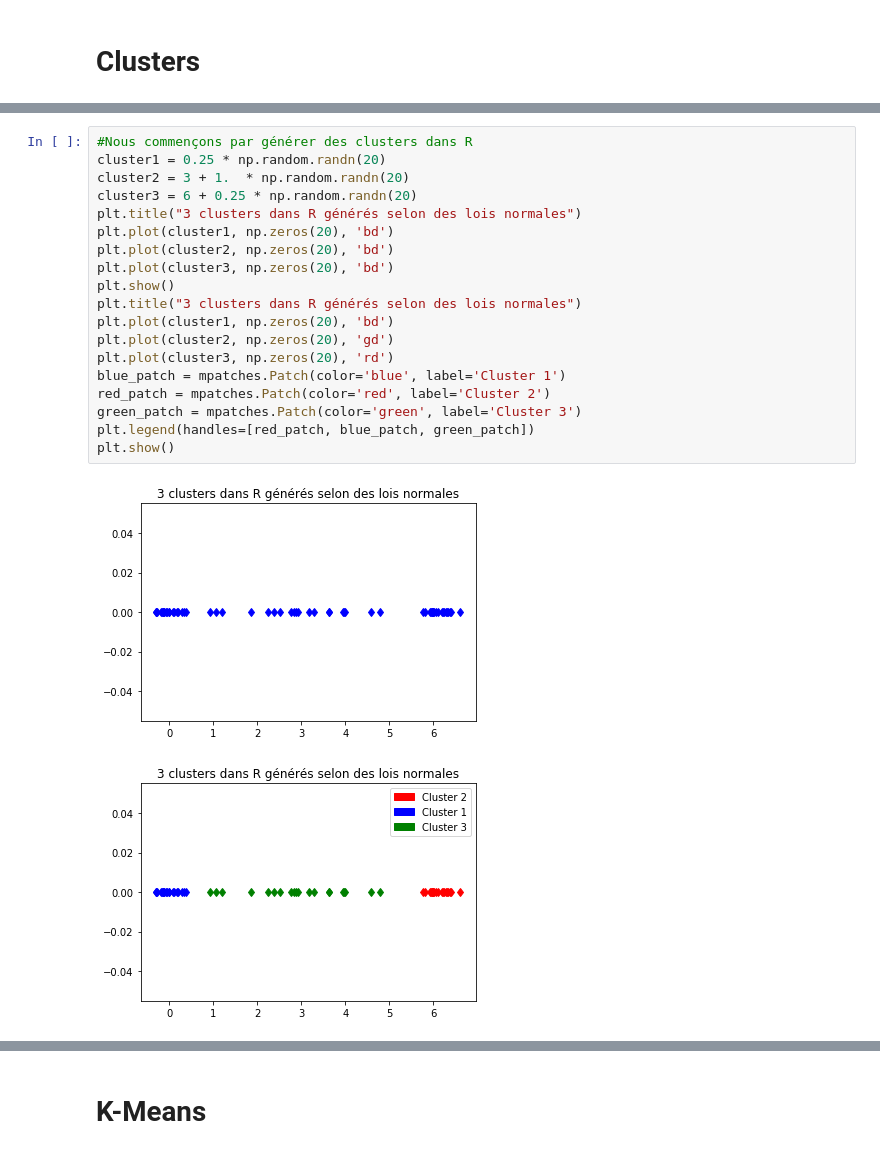
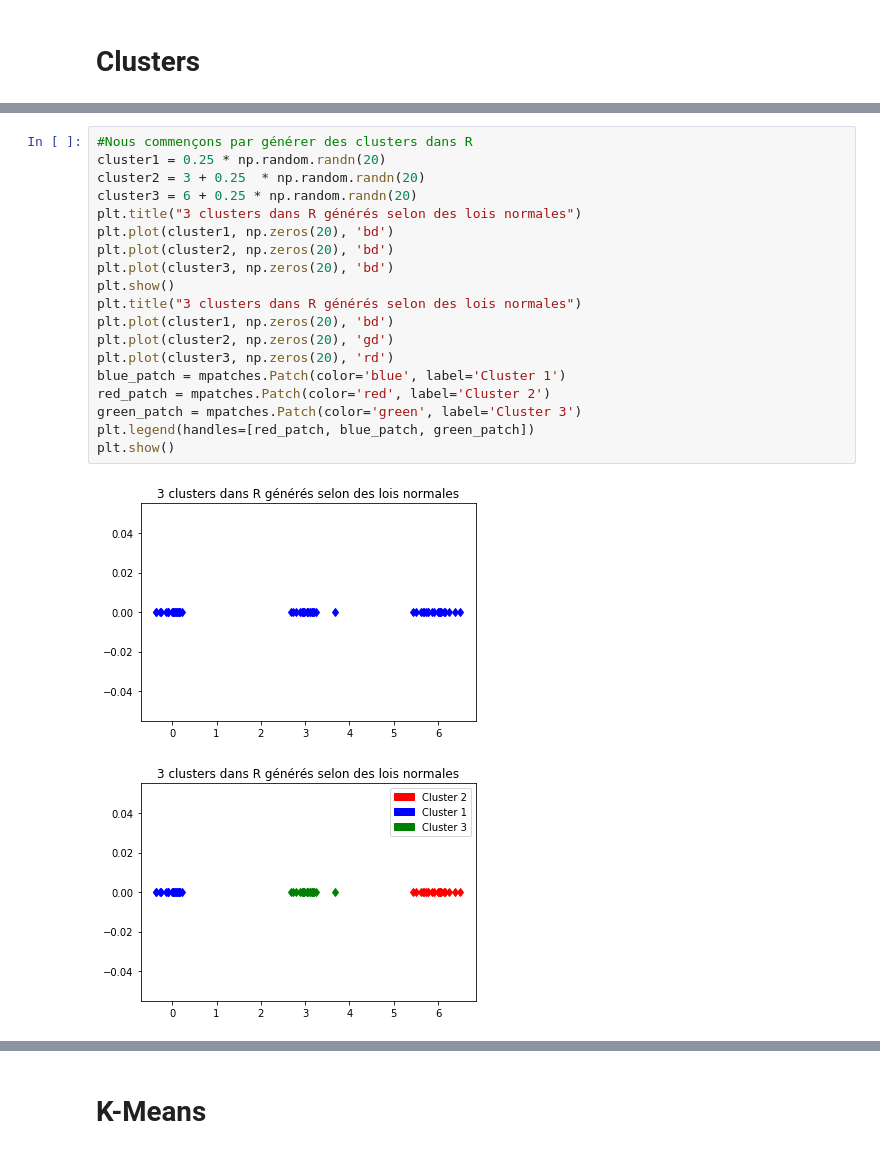
Before and after one commit to ClementLalanne/IPT-K-Means, a Jupyter notebook: exemples.ipynb, the cells around one changed output, grey strips where cells are left out. Cells and saved outputs as stored; diff of their text form.

```diff
--- a/exemples.ipynb
+++ b/exemples.ipynb
@@ -123,25 +201,25 @@ plt.show()
 # %%
 #Nous commençons par générer des clusters dans R
 cluster1 = 0.25 * np.random.randn(20)
-cluster2 = 3 + 1.  * np.random.randn(20)
+cluster2 = 3 + 0.25  * np.random.randn(20)
 cluster3 = 6 + 0.25 * np.random.randn(20)
 plt.title("3 clusters dans R générés selon des lois normales")
 plt.plot(cluster1, np.zeros(20), 'bd')
 plt.plot(cluster2, np.zeros(20), 'bd')
 plt.plot(cluster3, np.zeros(20), 'bd')
 plt.show()
 plt.title("3 clusters dans R générés selon des lois normales")
 plt.plot(cluster1, np.zeros(20), 'bd')
 plt.plot(cluster2, np.zeros(20), 'gd')
 plt.plot(cluster3, np.zeros(20), 'rd')
 blue_patch = mpatches.Patch(color='blue', label='Cluster 1')
 red_patch = mpatches.Patch(color='red', label='Cluster 2')
 green_patch = mpatches.Patch(color='green', label='Cluster 3')
 plt.legend(handles=[red_patch, blue_patch, green_patch])
 plt.show()
 # %% [output]
-[figure, old version]
+[figure, new version]
-[figure, old version]
+[figure, new version]
 # %%
 #Nous illustrons une situation de recouvrement dans R
 cluster1 = 2. * np.random.randn(20)
```
Also changed, not shown: parts of 23 cells of this notebook, 1 other file.
